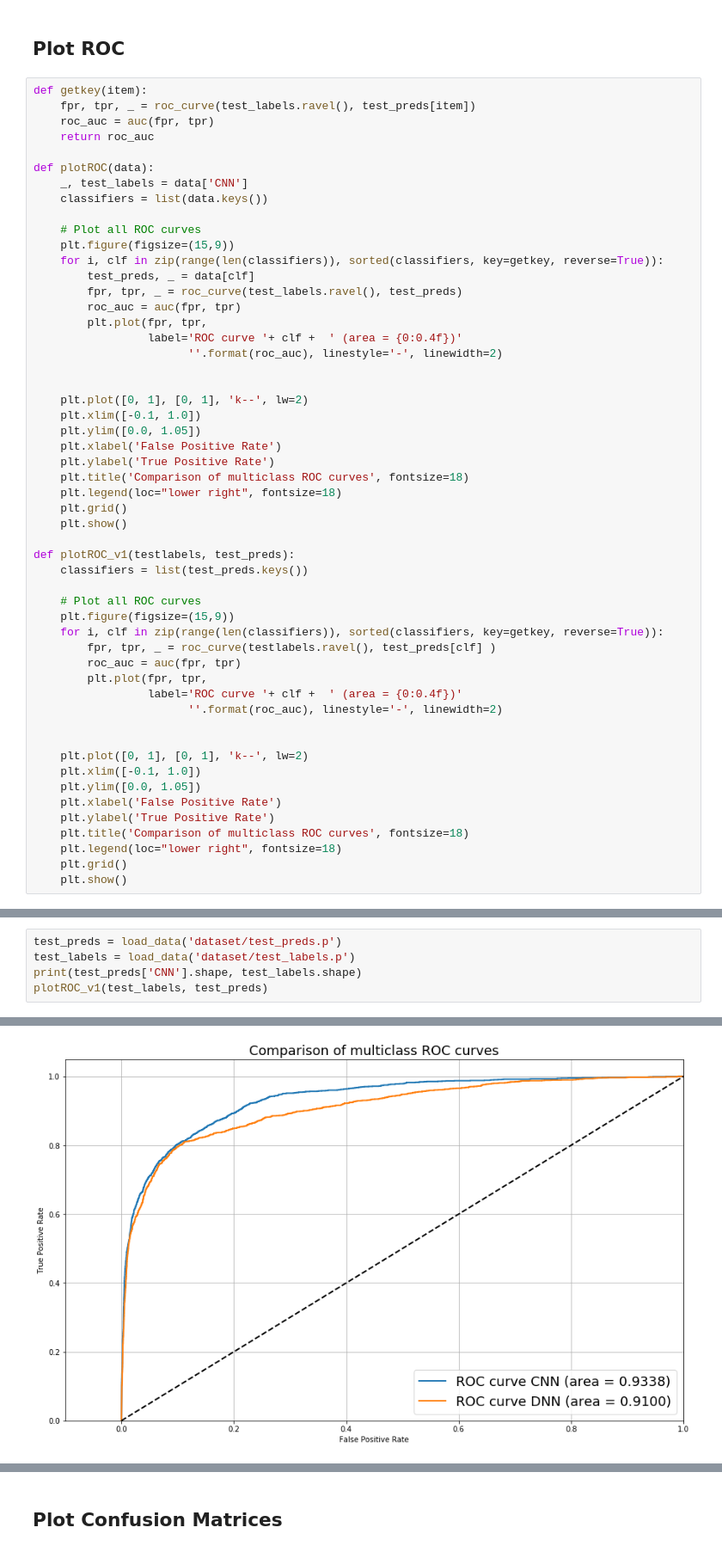
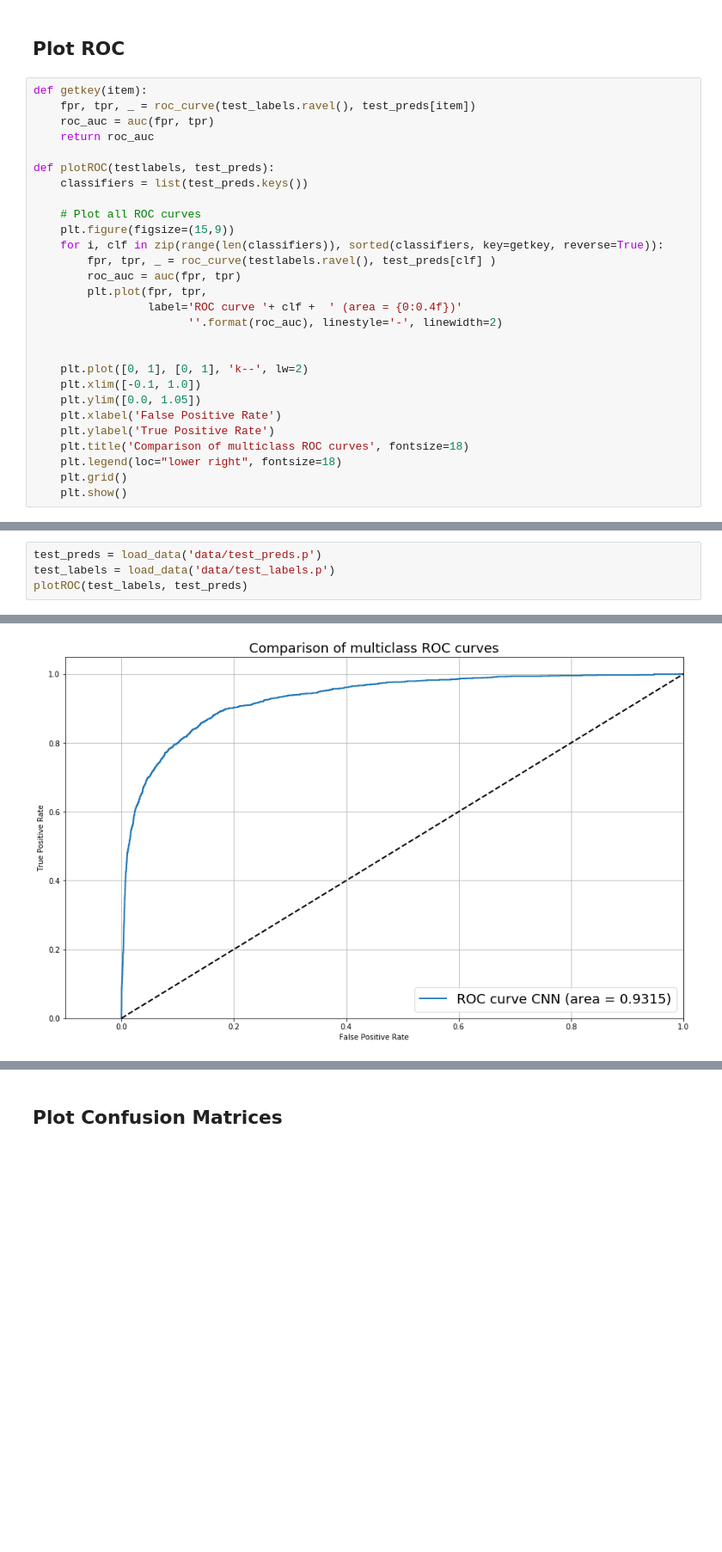
Before and after one commit to ktl014/urban_sound_recognition, a Jupyter notebook: plotting.ipynb, the cells around one changed output, grey strips where cells are left out. Shown at 86% size. Saved outputs shown, nothing was run; the diff lists cells and outputs as text; blank space fills up the shorter version.

Commit message:
push pickle files for plotting. save and plot data appropriately

```diff
--- a/plotting.ipynb
+++ b/plotting.ipynb
@@ -50,32 +50,7 @@ def getkey(item):
     roc_auc = auc(fpr, tpr)
     return roc_auc
 
-def plotROC(data):
-    _, test_labels = data['CNN']
-    classifiers = list(data.keys())
-
-    # Plot all ROC curves
-    plt.figure(figsize=(15,9))
-    for i, clf in zip(range(len(classifiers)), sorted(classifiers, key=getkey, reverse=True)):
-        test_preds, _ = data[clf]
-        fpr, tpr, _ = roc_curve(test_labels.ravel(), test_preds)
-        roc_auc = auc(fpr, tpr)
-        plt.plot(fpr, tpr,
-                 label='ROC curve '+ clf +  ' (area = {0:0.4f})'
-                       ''.format(roc_auc), linestyle='-', linewidth=2)
-
-
-    plt.plot([0, 1], [0, 1], 'k--', lw=2)
-    plt.xlim([-0.1, 1.0])
-    plt.ylim([0.0, 1.05])
-    plt.xlabel('False Positive Rate')
-    plt.ylabel('True Positive Rate')
-    plt.title('Comparison of multiclass ROC curves', fontsize=18)
-    plt.legend(loc="lower right", fontsize=18)
-    plt.grid()
-    plt.show()
-
-def plotROC_v1(testlabels, test_preds):
+def plotROC(testlabels, test_preds):
     classifiers = list(test_preds.keys())
 
     # Plot all ROC curves
@@ -108,6 +75,5 @@ plotROC(data)
 # %%
-test_preds = load_data('dataset/test_preds.p')
-test_labels = load_data('dataset/test_labels.p')
-print(test_preds['CNN'].shape, test_labels.shape)
-plotROC_v1(test_labels, test_preds)
+test_preds = load_data('data/test_preds.p')
+test_labels = load_data('data/test_labels.p')
+plotROC(test_labels, test_preds)
 # %% [output]
@@ -115 +80 @@ plotROC_v1(test_labels, test_preds)
-[figure, old version]
+[figure, new version]
```
Also changed, not shown: parts of 4 cells of this notebook, 9 other files.
